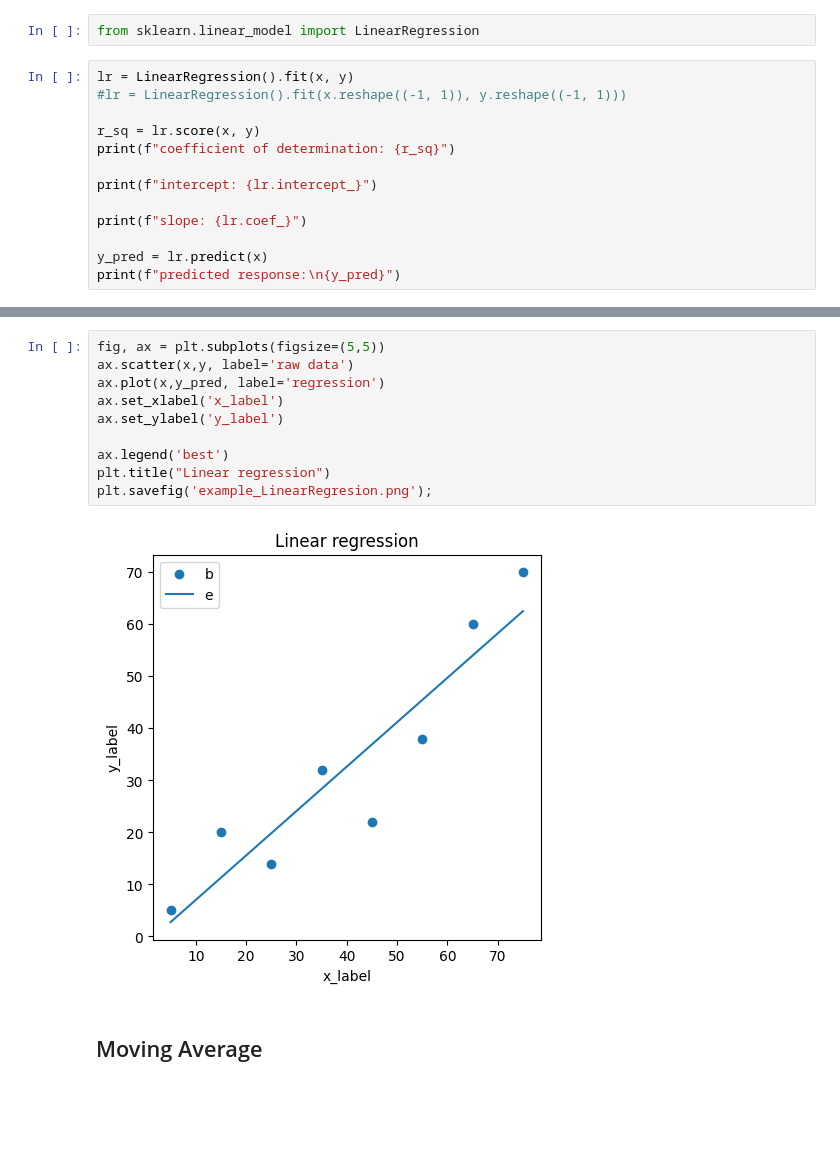
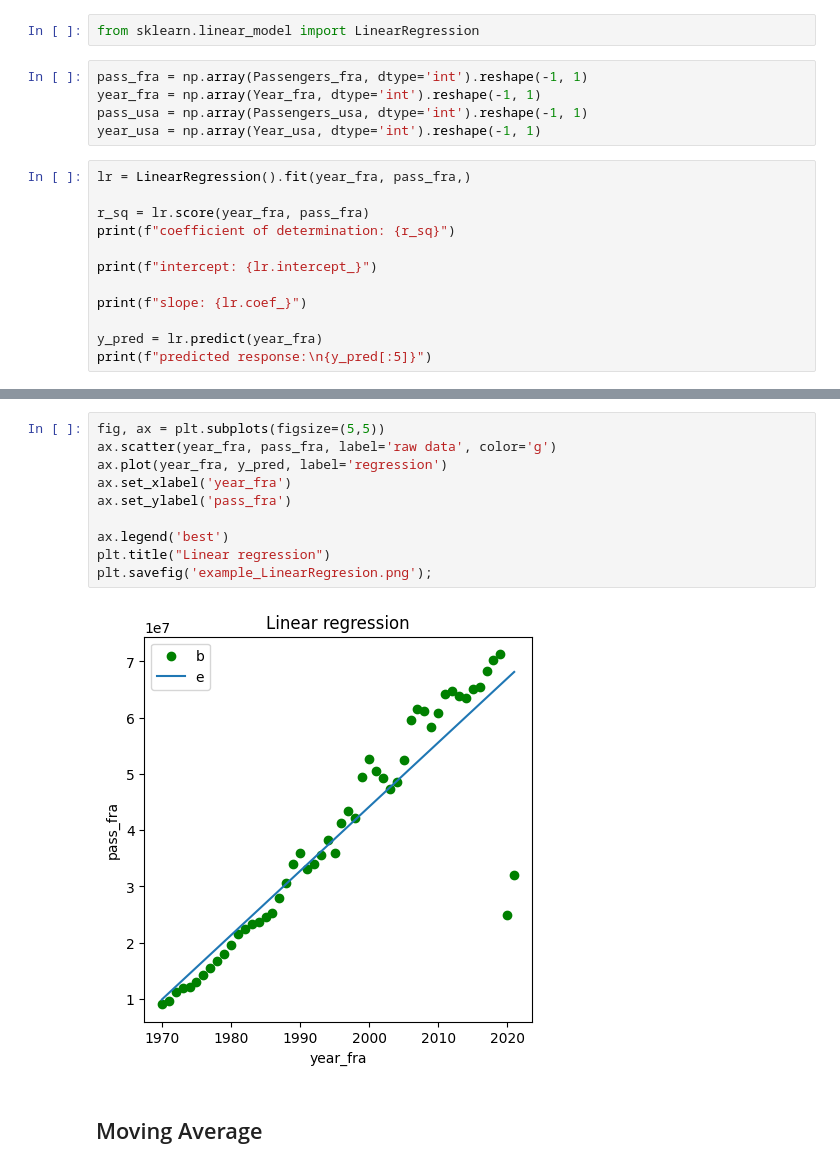
Before and after one commit to CedricCouche/SupplyTools, a Jupyter notebook: Forecasting.ipynb, the cells around one changed output, grey strips where cells are left out. Cells and saved outputs as stored; diff of their text form; blank space fills up the shorter version.

```diff
--- a/Forecasting.ipynb
+++ b/Forecasting.ipynb
@@ -77,16 +72,20 @@ y = np.array(Passengers_usa, dtype='int')
 ## Linear regression
 # %%
 from sklearn.linear_model import LinearRegression
+# %%
+pass_fra = np.array(Passengers_fra, dtype='int').reshape(-1, 1)
+year_fra = np.array(Year_fra, dtype='int').reshape(-1, 1)
+pass_usa = np.array(Passengers_usa, dtype='int').reshape(-1, 1)
+year_usa = np.array(Year_usa, dtype='int').reshape(-1, 1)
 # %%
-lr = LinearRegression().fit(x, y)
-#lr = LinearRegression().fit(x.reshape((-1, 1)), y.reshape((-1, 1)))
+lr = LinearRegression().fit(year_fra, pass_fra,)
 
-r_sq = lr.score(x, y)
+r_sq = lr.score(year_fra, pass_fra)
 print(f"coefficient of determination: {r_sq}")
 
 print(f"intercept: {lr.intercept_}")
 
 print(f"slope: {lr.coef_}")
 
-y_pred = lr.predict(x)
-print(f"predicted response:\n{y_pred}")
+y_pred = lr.predict(year_fra)
+print(f"predicted response:\n{y_pred[:5]}")
@@ -93,14 +102,14 @@ print(f"predicted response:\n{y_pred}")
 # %%
 fig, ax = plt.subplots(figsize=(5,5))
-ax.scatter(x,y, label='raw data')
-ax.plot(x,y_pred, label='regression')
-ax.set_xlabel('x_label')
-ax.set_ylabel('y_label')
+ax.scatter(year_fra, pass_fra, label='raw data', color='g')
+ax.plot(year_fra, y_pred, label='regression')
+ax.set_xlabel('year_fra')
+ax.set_ylabel('pass_fra')
 
 ax.legend('best')
 plt.title("Linear regression")
 plt.savefig('example_LinearRegresion.png');
 # %% [output]
-[figure, old version]
+[figure, new version]
 # %% [markdown]
 ## Moving Average
```
Also changed, not shown: parts of 10 cells of this notebook, 2 other files.
